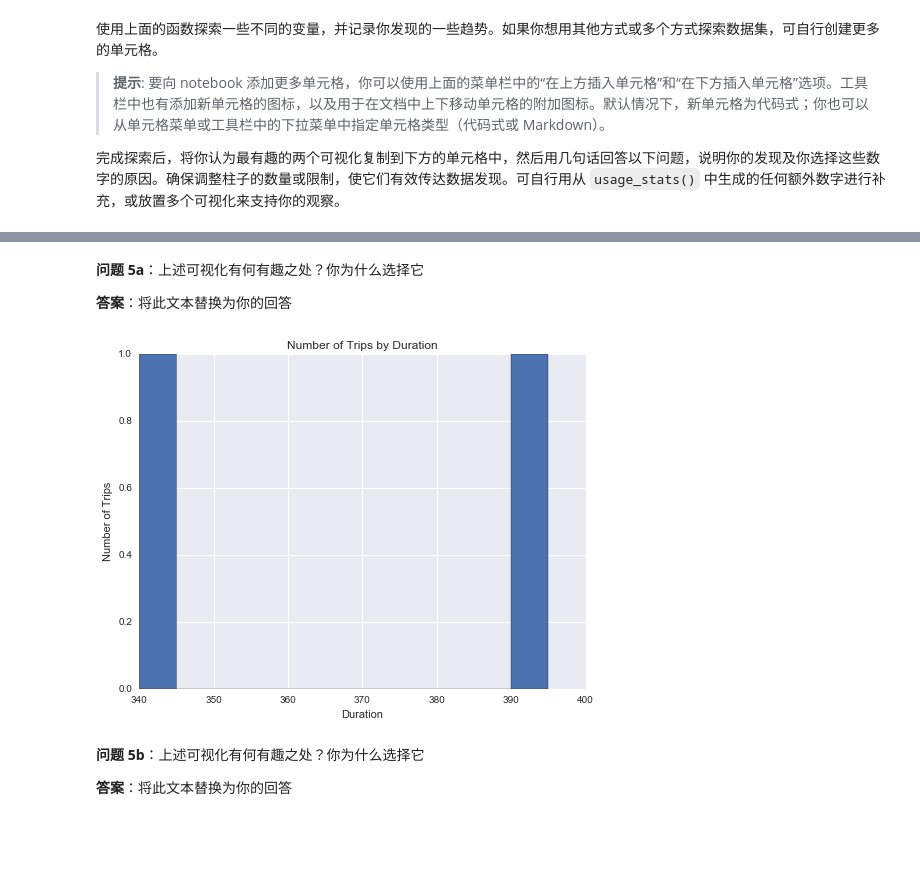
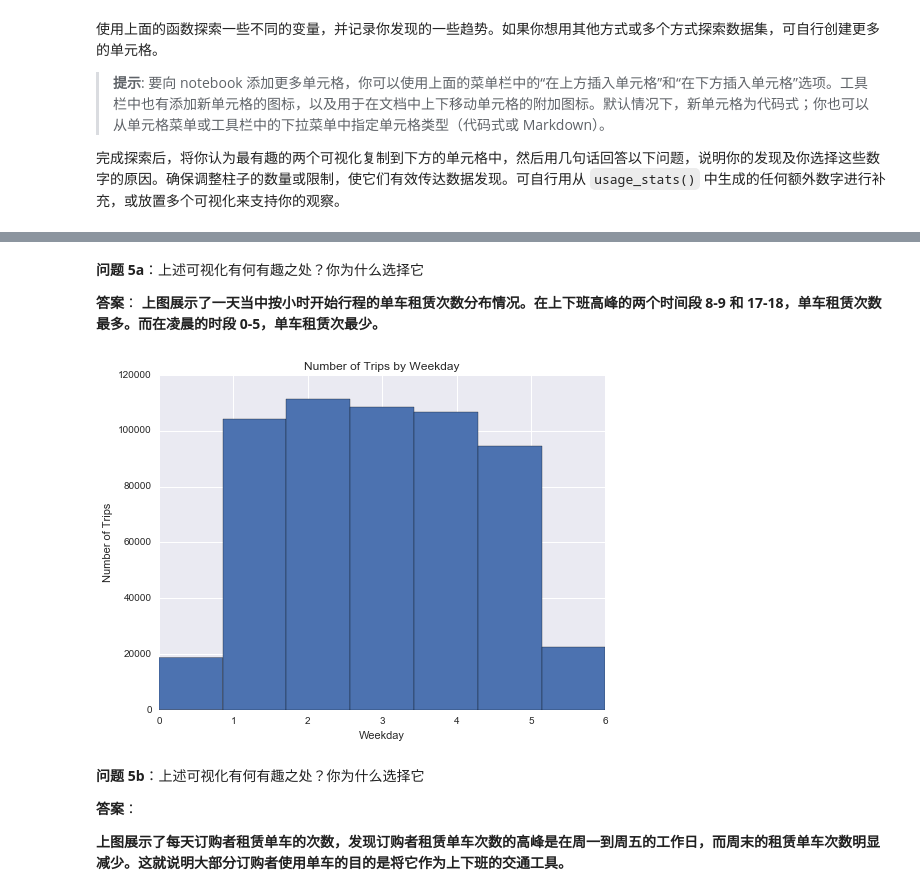
Before and after one commit to dagangwood163/NanoDA, a Jupyter notebook: P0 bike_sharing/Bay_Area_Bike_Share_Analysis.ipynb, the cells around one changed output, grey strips where cells are left out. Cells and saved outputs as stored; diff of their text form; code cells hidden in the pictures; blank space fills up the shorter version.

```diff
--- a/P0 bike_sharing/Bay_Area_Bike_Share_Analysis.ipynb
+++ b/P0 bike_sharing/Bay_Area_Bike_Share_Analysis.ipynb
@@ -326,17 +336,19 @@ usage_plot(trip_data, 'end_city', ["start_city == 'Palo Alto'", "end_city != 'Pa
+# %% [markdown]
+**问题 5a**：上述可视化有何有趣之处？你为什么选择它
+
+**答案**：
+**上图展示了一天当中按小时开始行程的单车租赁次数分布情况。在上下班高峰的两个时间段 8-9 和 17-18，单车租赁次数最多。而在凌晨的时段 0-5，单车租赁次最少。**
+# %%
+# Final Plot 2
+usage_plot(trip_data,'weekday',["subscription_type == 'Subscriber'"],n_bins=7)
+# %% [output]
+[figure, added]
 # %% [markdown]
-**问题 5a**：上述可视化有何有趣之处？你为什么选择它
+**问题 5b**：上述可视化有何有趣之处？你为什么选择它
 
-**答案**：将此文本替换为你的回答
+**答案**：
+
+**上图展示了每天订购者租赁单车的次数，发现订购者租赁单车次数的高峰是在周一到周五的工作日，而周末的租赁单车次数明显减少。这就说明大部分订购者使用单车的目的是将它作为上下班的交通工具。**
-# %%
-# Final Plot 2
-usage_plot(trip_data, 'duration', ["start_city == 'San Francisco'", "end_city == 'Redwood City'", 'duration > 300'],
-                                   bin_width= 5,boundary= 0)
-# %% [output]
-[figure, removed]
-# %% [markdown]
-**问题 5b**：上述可视化有何有趣之处？你为什么选择它
-
-**答案**：将此文本替换为你的回答
 # %% [markdown]
 ## 结论
 
```
Also changed, not shown: parts of 6 cells of this notebook, 20 other files.
